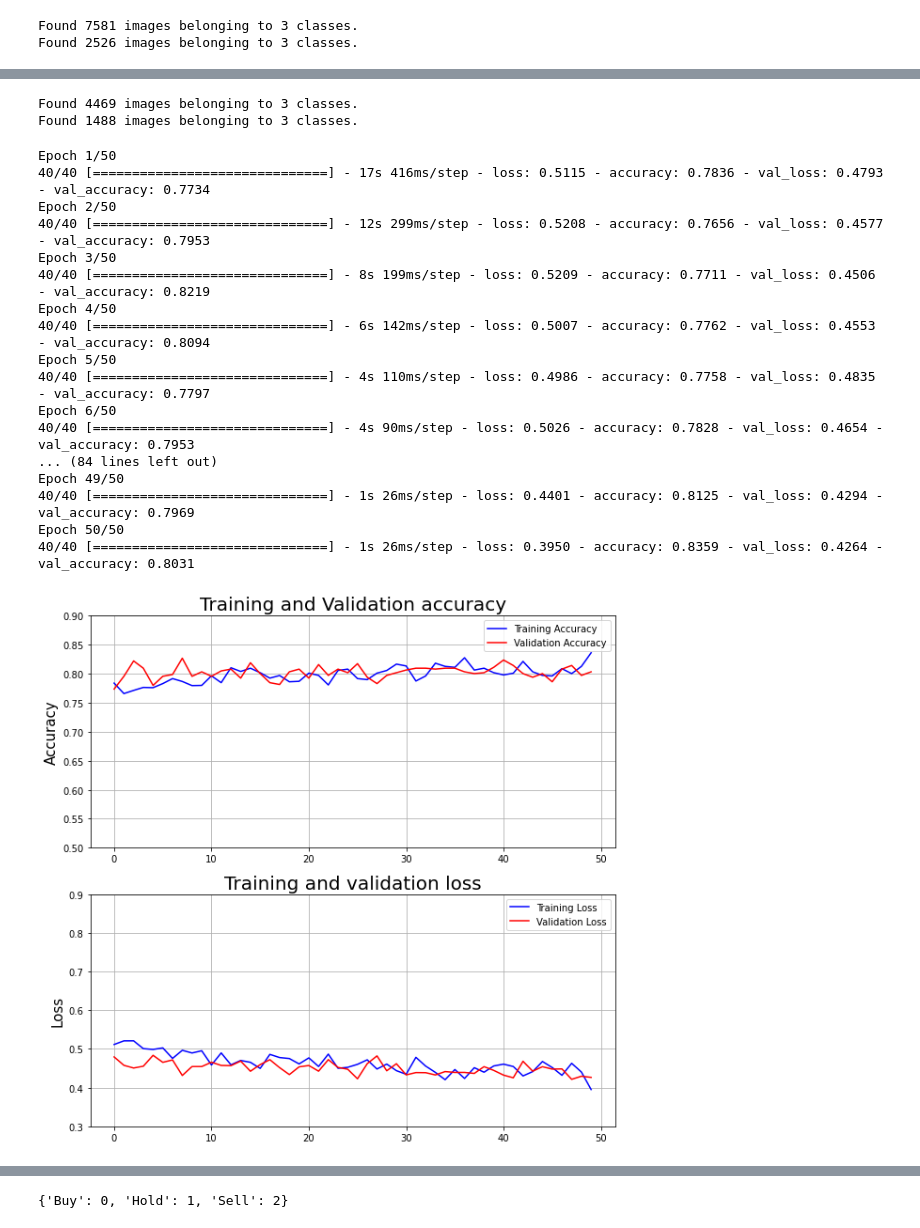
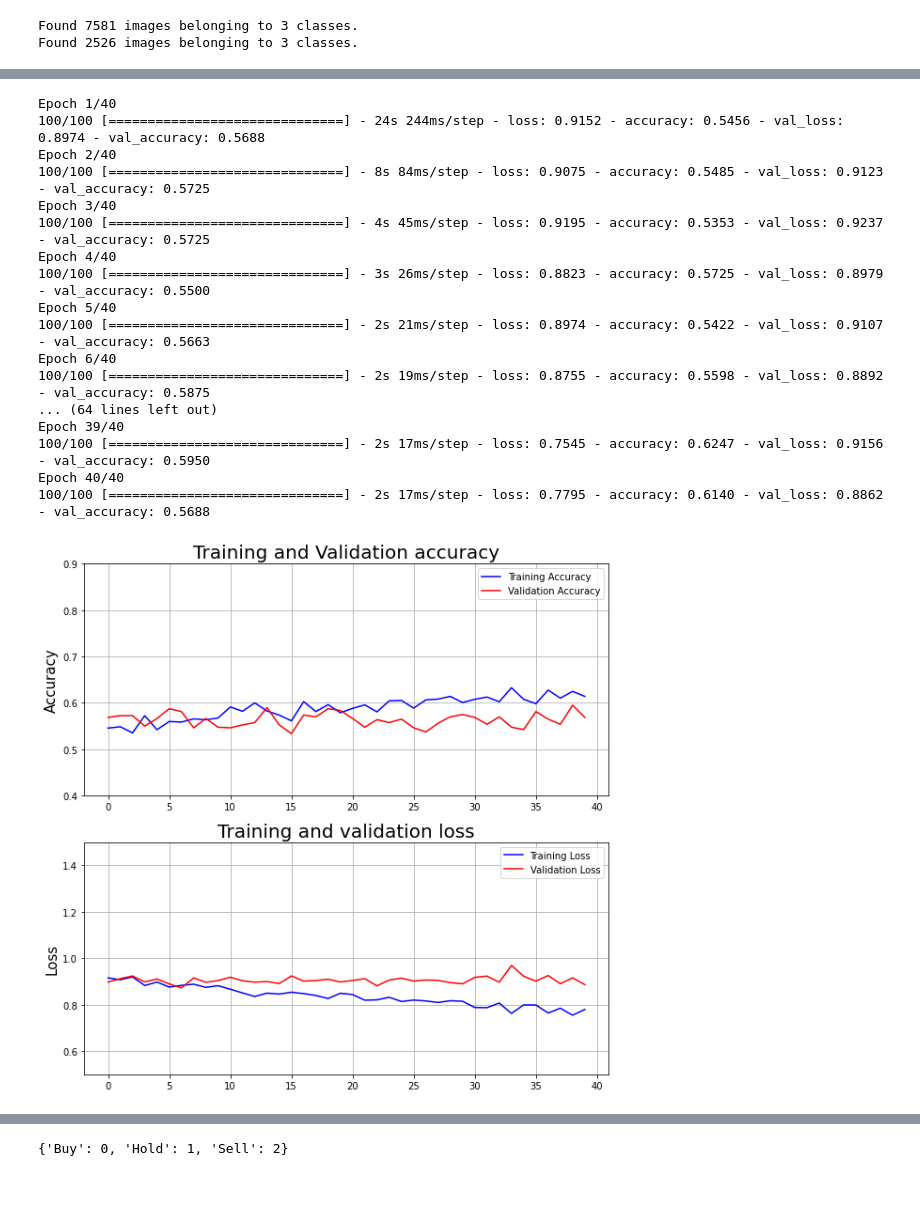
Before and after one commit to Xx-Ashutosh-xX/CNN-TA, a Jupyter notebook: Training.ipynb, the cells around one changed output, grey strips where cells are left out. Saved outputs shown, nothing was run; the diff lists cells and outputs as text; code cells hidden in the pictures; blank space fills up the shorter version.

```diff
--- a/Training.ipynb
+++ b/Training.ipynb
@@ -122 +233,5 @@ plt.show()
+# %%
+from keras.models import load_model
+
+temp = load_model('MODEL/type_1/phase_2/')
 # %%
@@ -143,30 +260,3 @@ Found 3251 images belonging to 3 classes.
-# %%
-from keras.models import load_model
-
-temp = load_model('MODEL/type_2/phase_1/')
-# %%
-from keras.preprocessing.image import ImageDataGenerator
-
-image_generator = ImageDataGenerator(rescale=1/255,
-                                    validation_split=0.25)
-
-training_dataset = image_generator.flow_from_directory(directory='Data/AMZN',
-                                                       target_size=(15,15),
-                                                       batch_size = 32,
-                                                       color_mode='grayscale',
-                                                       subset="training",
-                                                       class_mode='categorical')
-
-
-validation_dataset = image_generator.flow_from_directory(directory='Data/AMZN',
-                                                         target_size=(15,15),
-                                                         batch_size = 32,
-                                                         color_mode='grayscale',
-                                                         subset="validation",
-                                                         class_mode='categorical')
-# %% [output]
-Found 4469 images belonging to 3 classes.
-Found 1488 images belonging to 3 classes.
 # %%
 from keras.callbacks import  ReduceLROnPlateau
 
@@ -179,59 +269,58 @@ learning_rate_reduction = ReduceLROnPlateau(monitor='val_accuracy',
 callbacks = [learning_rate_reduction]
 # %%
 history = temp.fit_generator(training_dataset,
-                             steps_per_epoch=40,
-                             epochs=50,
+                             steps_per_epoch=100,
+                             epochs=40,
                              validation_data=validation_dataset,
-                             validation_steps=20,
-                             callbacks=callbacks)
+                             validation_steps=50)
 # %% [output]
-Epoch 1/50
-40/40 [==============================] - 17s 416ms/step - loss: 0.5115 - accuracy: 0.7836 - val_loss: 0.4793 - val_accuracy: 0.7734
-Epoch 2/50
-40/40 [==============================] - 12s 299ms/step - loss: 0.5208 - accuracy: 0.7656 - val_loss: 0.4577 - val_accuracy: 0.7953
-Epoch 3/50
-40/40 [==============================] - 8s 199ms/step - loss: 0.5209 - accuracy: 0.7711 - val_loss: 0.4506 - val_accuracy: 0.8219
-Epoch 4/50
-40/40 [==============================] - 6s 142ms/step - loss: 0.5007 - accuracy: 0.7762 - val_loss: 0.4553 - val_accuracy: 0.8094
-Epoch 5/50
-40/40 [==============================] - 4s 110ms/step - loss: 0.4986 - accuracy: 0.7758 - val_loss: 0.4835 - val_accuracy: 0.7797
-Epoch 6/50
-40/40 [==============================] - 4s 90ms/step - loss: 0.5026 - accuracy: 0.7828 - val_loss: 0.4654 - val_accuracy: 0.7953
-... (84 lines left out)
-Epoch 49/50
-40/40 [==============================] - 1s 26ms/step - loss: 0.4401 - accuracy: 0.8125 - val_loss: 0.4294 - val_accuracy: 0.7969
-Epoch 50/50
-40/40 [==============================] - 1s 26ms/step - loss: 0.3950 - accuracy: 0.8359 - val_loss: 0.4264 - val_accuracy: 0.8031
+Epoch 1/40
+100/100 [==============================] - 24s 244ms/step - loss: 0.9152 - accuracy: 0.5456 - val_loss: 0.8974 - val_accuracy: 0.5688
+Epoch 2/40
+100/100 [==============================] - 8s 84ms/step - loss: 0.9075 - accuracy: 0.5485 - val_loss: 0.9123 - val_accuracy: 0.5725
+Epoch 3/40
+100/100 [==============================] - 4s 45ms/step - loss: 0.9195 - accuracy: 0.5353 - val_loss: 0.9237 - val_accuracy: 0.5725
+Epoch 4/40
+100/100 [==============================] - 3s 26ms/step - loss: 0.8823 - accuracy: 0.5725 - val_loss: 0.8979 - val_accuracy: 0.5500
+Epoch 5/40
+100/100 [==============================] - 2s 21ms/step - loss: 0.8974 - accuracy: 0.5422 - val_loss: 0.9107 - val_accuracy: 0.5663
+Epoch 6/40
+100/100 [==============================] - 2s 19ms/step - loss: 0.8755 - accuracy: 0.5598 - val_loss: 0.8892 - val_accuracy: 0.5875
+... (64 lines left out)
+Epoch 39/40
+100/100 [==============================] - 2s 17ms/step - loss: 0.7545 - accuracy: 0.6247 - val_loss: 0.9156 - val_accuracy: 0.5950
+Epoch 40/40
+100/100 [==============================] - 2s 17ms/step - loss: 0.7795 - accuracy: 0.6140 - val_loss: 0.8862 - val_accuracy: 0.5688
 # %%
 import matplotlib.pyplot as plt
 
 accuracy = history.history['accuracy']
 val_accuracy = history.history['val_accuracy']
 loss = history.history['loss']
 val_loss = history.history['val_loss']
 
 fig = plt.figure(figsize=(10,10),edgecolor='Black')
 ax1 = fig.add_subplot(2,1,1)
 ax2 = fig.add_subplot(2,1,2)
 
 ax1.plot(accuracy, label='Training Accuracy', color='Blue')
 ax1.plot(val_accuracy, label='Validation Accuracy', color='Red')
 ax1.set_title("Training and Validation accuracy", fontsize=20)
 ax1.set_ylabel("Accuracy", fontsize=15)
 ax1.legend()
-ax1.set_ylim([0.5, 0.9])
+ax1.set_ylim([0.4, 0.9])
 ax1.grid('True')
 
 
 ax2.plot(loss, label='Training Loss', color='Blue')
 ax2.plot(val_loss, label='Validation Loss', color='Red')
 ax2.set_title("Training and validation loss", fontsize=20)
 ax2.set_ylabel("Loss", fontsize=15)
 ax2.legend()
 ax2.grid('True')
-ax2.set_ylim([0.3, 0.9])
+ax2.set_ylim([0.5, 1.5])
 
 plt.show()
 # %% [output]
-[figure, old version]
+[figure, new version]
 # %%
```
Also changed, not shown: parts of 24 cells of this notebook, 38 other files.
